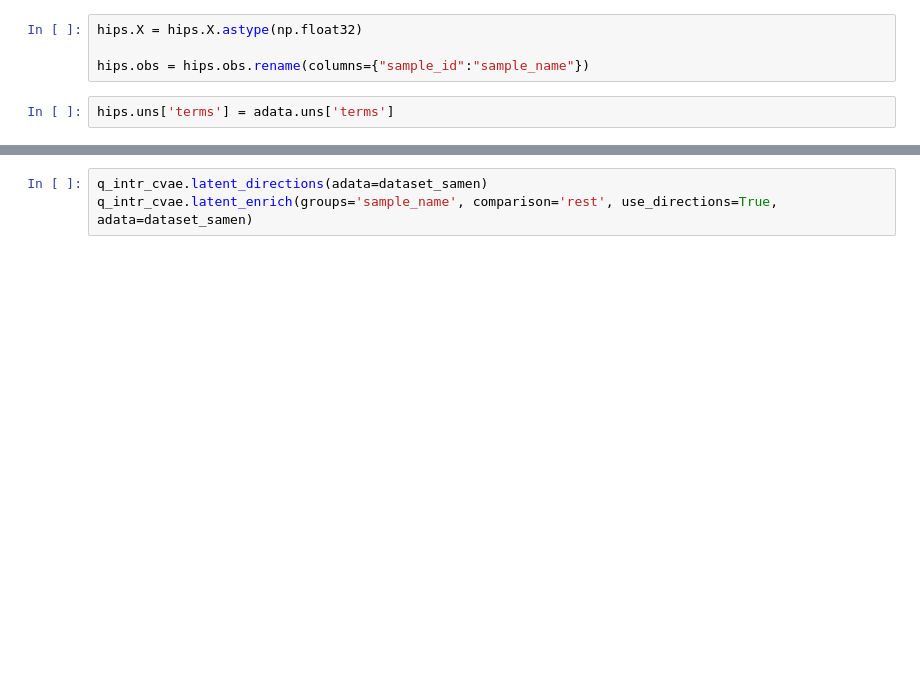
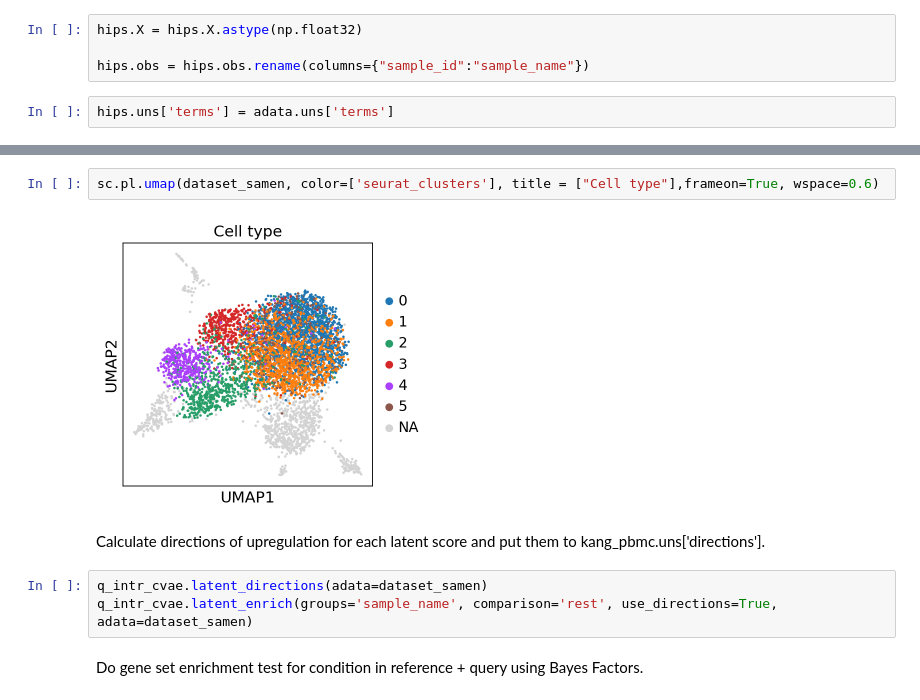
Before and after one commit to Luneesh/in-house, a Jupyter notebook: scripts/model_training.ipynb, the cells around one changed output, grey strips where cells are left out. Cells and saved outputs as stored; diff of their text form; blank space fills up the shorter version.

```diff
--- a/scripts/model_training.ipynb
+++ b/scripts/model_training.ipynb
@@ -219,5 +367,13 @@ sc.pl.umap(dataset_samen, color=['Characteristics.inferred.cell.type...authors.l
+# %%
+sc.pl.umap(dataset_samen, color=['seurat_clusters'], title = ["Cell type"],frameon=True, wspace=0.6)
+# %% [output]
+[figure, added]
+# %% [markdown]
+Calculate directions of upregulation for each latent score and put them to kang_pbmc.uns['directions'].
 # %%
 q_intr_cvae.latent_directions(adata=dataset_samen)
 q_intr_cvae.latent_enrich(groups='sample_name', comparison='rest', use_directions=True, adata=dataset_samen)
+# %% [markdown]
+Do gene set enrichment test for condition in reference + query using Bayes Factors.
 # %%
 fig = sca.plotting.plot_abs_bfs(dataset_samen, yt_step=0.8, scale_y=2.5, fontsize=7)
```
Also changed, not shown: parts of 41 cells of this notebook, 7 other files.
